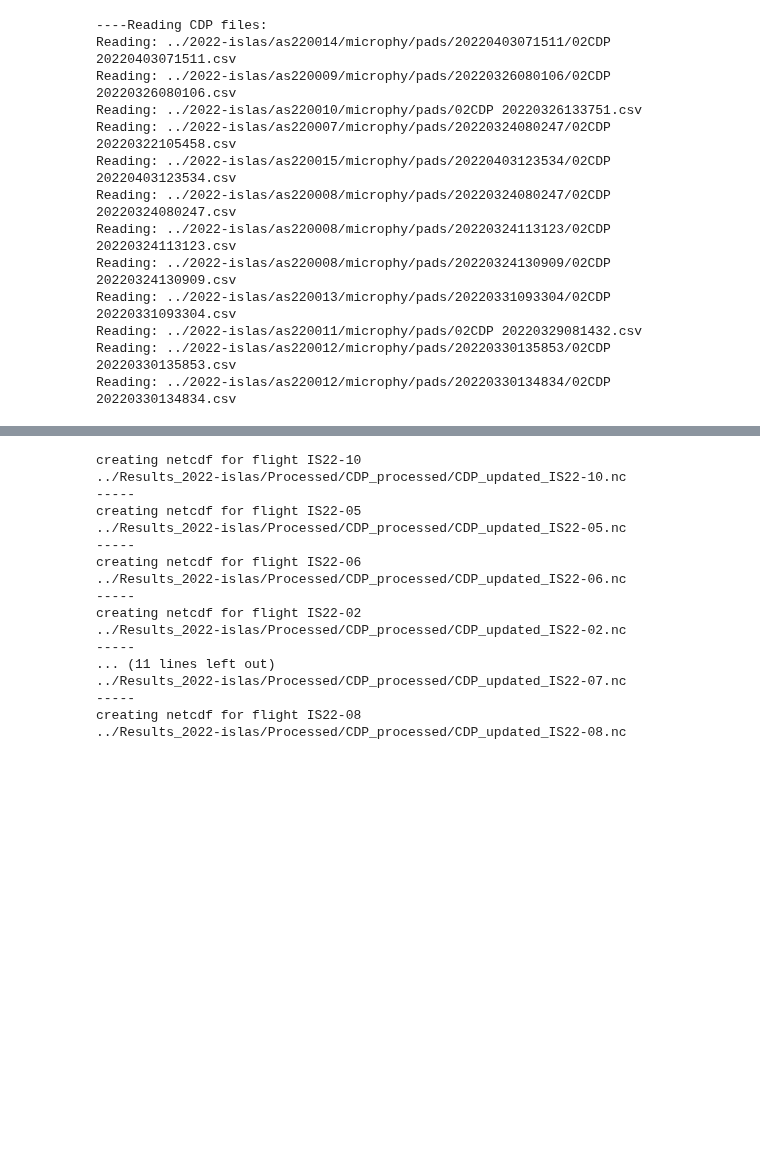
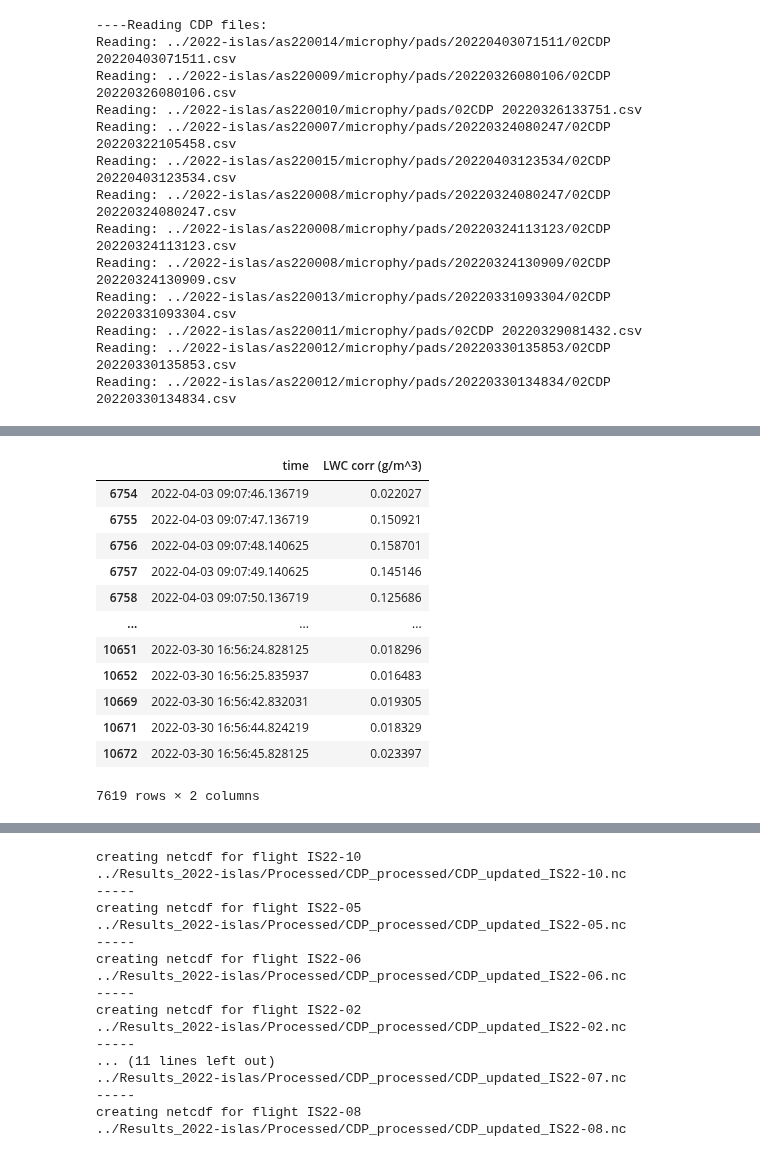
Before and after one commit to niellaNina/procIslasMicrophy, a Jupyter notebook: CDP_to_NC.ipynb, the cells around one changed output, grey strips where cells are left out. Cells and saved outputs as stored; diff of their text form; code cells hidden in the pictures; blank space fills up the shorter version.

```diff
--- a/CDP_to_NC.ipynb
+++ b/CDP_to_NC.ipynb
@@ -200,3 +229,19 @@ Reading: ../2022-islas/as220012/microphy/pads/20220330134834/02CDP 2022033013483
+# %%
+islas_cdp_df[islas_cdp_df['LWC corr (g/m^3)']>0.01][['time', 'LWC corr (g/m^3)']]
+# %% [output]
+|  | time | LWC corr (g/m^3) |
+| 6754 | 2022-04-03 09:07:46.136719 | 0.022027 |
+| 6755 | 2022-04-03 09:07:47.136719 | 0.150921 |
+| 6756 | 2022-04-03 09:07:48.140625 | 0.158701 |
+| 6757 | 2022-04-03 09:07:49.140625 | 0.145146 |
+| 6758 | 2022-04-03 09:07:50.136719 | 0.125686 |
+| ... | ... | ... |
+| 10651 | 2022-03-30 16:56:24.828125 | 0.018296 |
+| 10652 | 2022-03-30 16:56:25.835937 | 0.016483 |
+| 10669 | 2022-03-30 16:56:42.832031 | 0.019305 |
+| 10671 | 2022-03-30 16:56:44.824219 | 0.018329 |
+| 10672 | 2022-03-30 16:56:45.828125 | 0.023397 |
+7619 rows × 2 columns
 # %%
 cdp_nav_df = islas_cdp_df
 # drop duplicates of time (from errors in nav)
```
Also changed, not shown: parts of 11 cells of this notebook, 1 other file.
